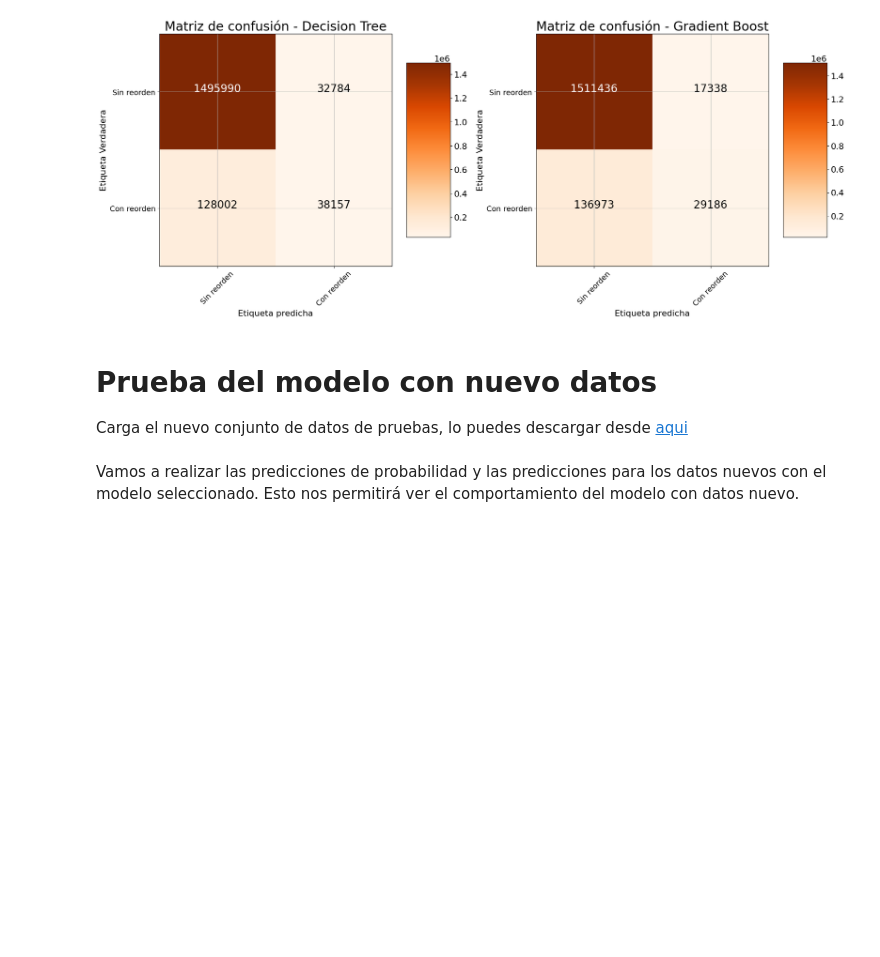
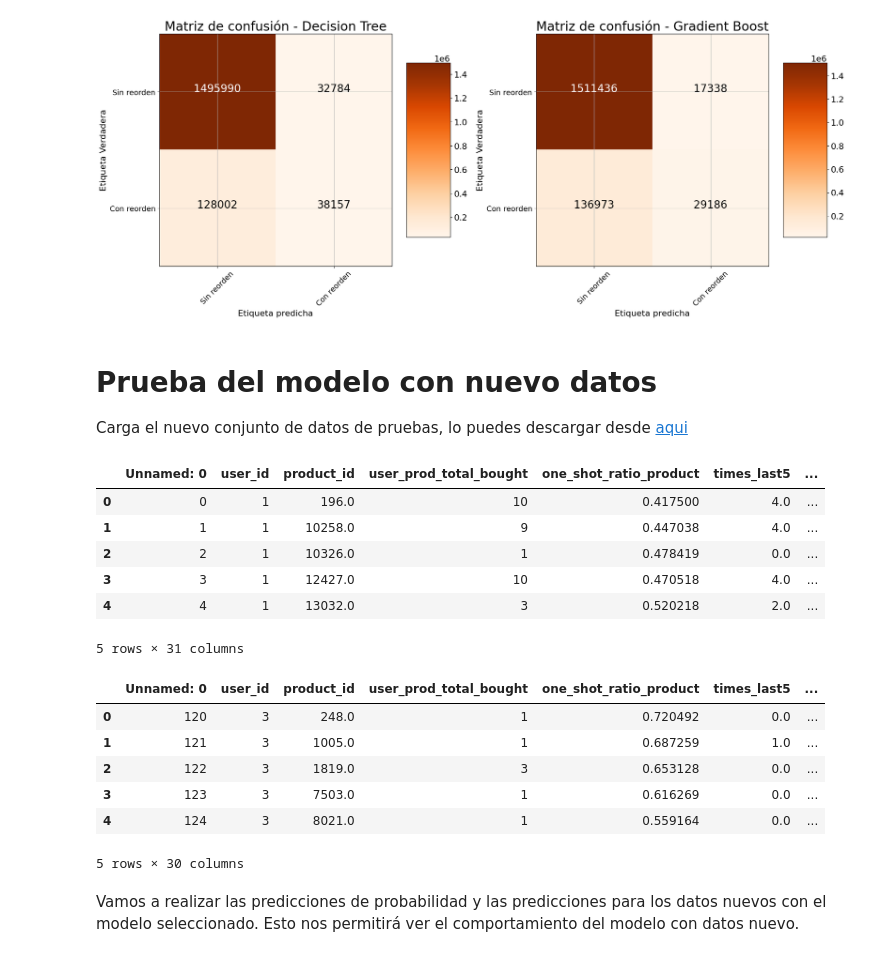
Before and after one commit to Xavi122323/Maestria-IA-Aplicada, a Jupyter notebook: Big Data Aplicada a los Negocios/Bedón, Bedón, Cobos, Ramos - Simulación Caso de Negocio_DT, RF & GB.ipynb, the cells around one changed output. Cells and saved outputs as stored; diff of their text form; code cells hidden in the pictures; blank space fills up the shorter version.

```diff
--- a/Big Data Aplicada a los Negocios/Bedón, Bedón, Cobos, Ramos - Simulación Caso de Negocio_DT, RF & GB.ipynb
+++ b/Big Data Aplicada a los Negocios/Bedón, Bedón, Cobos, Ramos - Simulación Caso de Negocio_DT, RF & GB.ipynb
@@ -324,6 +324,23 @@ plot_comparison(cms, titles, classes)
 Carga el nuevo conjunto de datos de pruebas, lo puedes descargar desde <a href='https://drive.google.com/file/d/1GfmCmZMKoosYaO_5vZW9NxlrHc1p32wc/view?usp=drive_link'>aqui</a>
 # %%
 df_test = pd.read_csv(r'C:\Users\arbed\Downloads\user_prod_test.csv\user_prod_test.csv')
+display(df.head())
+display(df_test.head())
+# %% [output]
+|  | Unnamed: 0 | user_id | product_id | user_prod_total_bought | one_shot_ratio_product | times_last5 | ... |
+| 0 | 0 | 1 | 196.0 | 10 | 0.417500 | 4.0 | ... |
+| 1 | 1 | 1 | 10258.0 | 9 | 0.447038 | 4.0 | ... |
+| 2 | 2 | 1 | 10326.0 | 1 | 0.478419 | 0.0 | ... |
+| 3 | 3 | 1 | 12427.0 | 10 | 0.470518 | 4.0 | ... |
+| 4 | 4 | 1 | 13032.0 | 3 | 0.520218 | 2.0 | ... |
+5 rows × 31 columns
+|  | Unnamed: 0 | user_id | product_id | user_prod_total_bought | one_shot_ratio_product | times_last5 | ... |
+| 0 | 120 | 3 | 248.0 | 1 | 0.720492 | 0.0 | ... |
+| 1 | 121 | 3 | 1005.0 | 1 | 0.687259 | 1.0 | ... |
+| 2 | 122 | 3 | 1819.0 | 3 | 0.653128 | 0.0 | ... |
+| 3 | 123 | 3 | 7503.0 | 1 | 0.616269 | 0.0 | ... |
+| 4 | 124 | 3 | 8021.0 | 1 | 0.559164 | 0.0 | ... |
+5 rows × 30 columns
 # %% [markdown]
 Vamos a realizar las predicciones de probabilidad y las predicciones para los datos nuevos con el modelo seleccionado. Esto nos permitirá ver el comportamiento del modelo con datos nuevo.
 # %%
```
Also changed, not shown: parts of 2 cells of this notebook.
